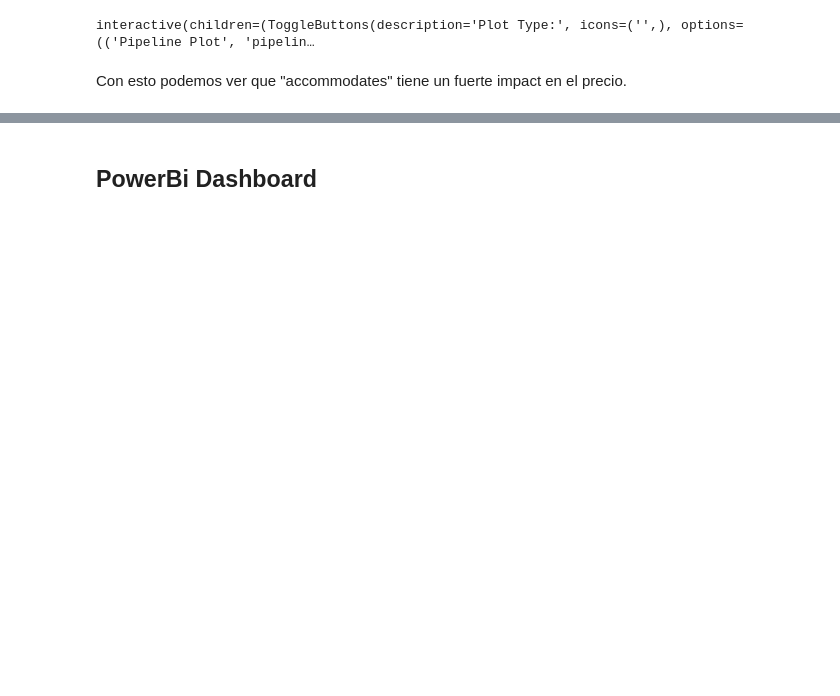
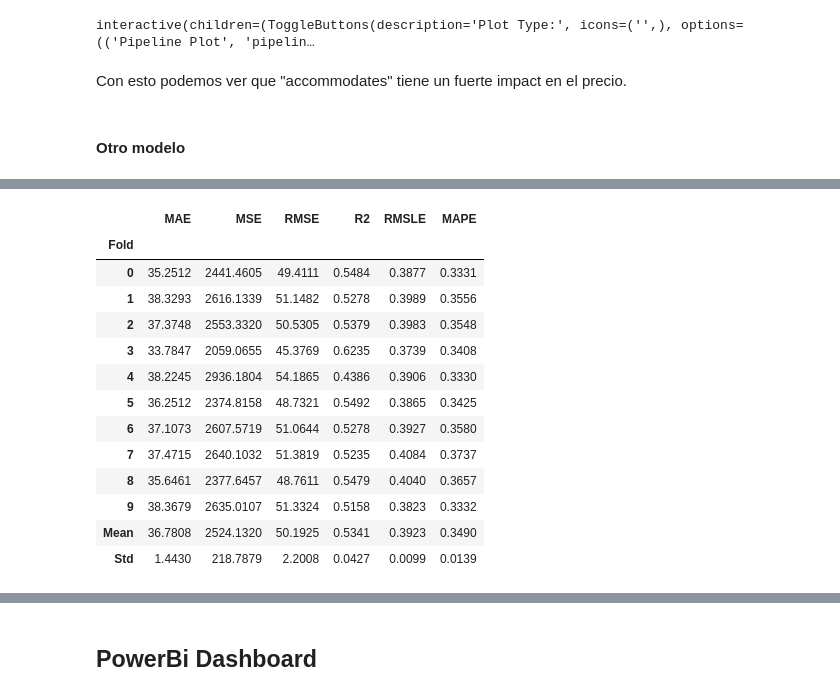
Before and after one commit to DaianaChichotky/Airbnb_Montreal, a Jupyter notebook: notebooks/Airbnb_Montreal.ipynb, the cells around one changed output, grey strips where cells are left out. Saved outputs shown, nothing was run; the diff lists cells and outputs as text; code cells hidden in the pictures; blank space fills up the shorter version.

```diff
--- a/notebooks/Airbnb_Montreal.ipynb
+++ b/notebooks/Airbnb_Montreal.ipynb
@@ -1572,3 +1778,9 @@ final_gbr = finalize_model(tuned_gbr)
 # %%
 # Guardo el modelo para usarlo en streamlit
 # save_model(final_gbr, 'airbnb_predictor')
+# %% [markdown]
+#### Otro modelo
+# %%
+# El mejor modelo:
+lightgbm_model = create_model('lightgbm')
+# %% [output]
@@ -1574,0 +1788,14 @@ final_gbr = finalize_model(tuned_gbr)
+|  | MAE | MSE | RMSE | R2 | RMSLE | MAPE |
+| Fold |  |  |  |  |  |  |
+| 0 | 35.2512 | 2441.4605 | 49.4111 | 0.5484 | 0.3877 | 0.3331 |
+| 1 | 38.3293 | 2616.1339 | 51.1482 | 0.5278 | 0.3989 | 0.3556 |
+| 2 | 37.3748 | 2553.3320 | 50.5305 | 0.5379 | 0.3983 | 0.3548 |
+| 3 | 33.7847 | 2059.0655 | 45.3769 | 0.6235 | 0.3739 | 0.3408 |
+| 4 | 38.2245 | 2936.1804 | 54.1865 | 0.4386 | 0.3906 | 0.3330 |
+| 5 | 36.2512 | 2374.8158 | 48.7321 | 0.5492 | 0.3865 | 0.3425 |
+| 6 | 37.1073 | 2607.5719 | 51.0644 | 0.5278 | 0.3927 | 0.3580 |
+| 7 | 37.4715 | 2640.1032 | 51.3819 | 0.5235 | 0.4084 | 0.3737 |
+| 8 | 35.6461 | 2377.6457 | 48.7611 | 0.5479 | 0.4040 | 0.3657 |
+| 9 | 38.3679 | 2635.0107 | 51.3324 | 0.5158 | 0.3823 | 0.3332 |
+| Mean | 36.7808 | 2524.1320 | 50.1925 | 0.5341 | 0.3923 | 0.3490 |
+| Std | 1.4430 | 218.7879 | 2.2008 | 0.0427 | 0.0099 | 0.0139 |
```
Also changed, not shown: parts of 26 cells of this notebook.
